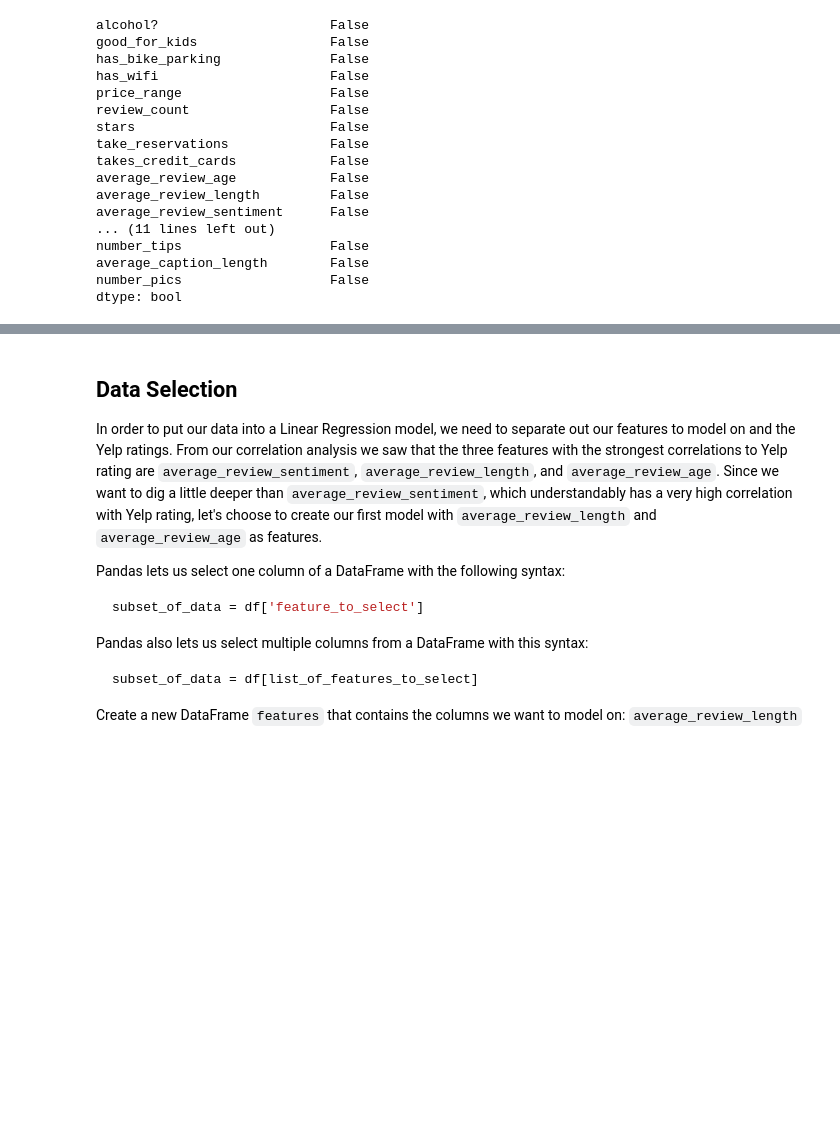
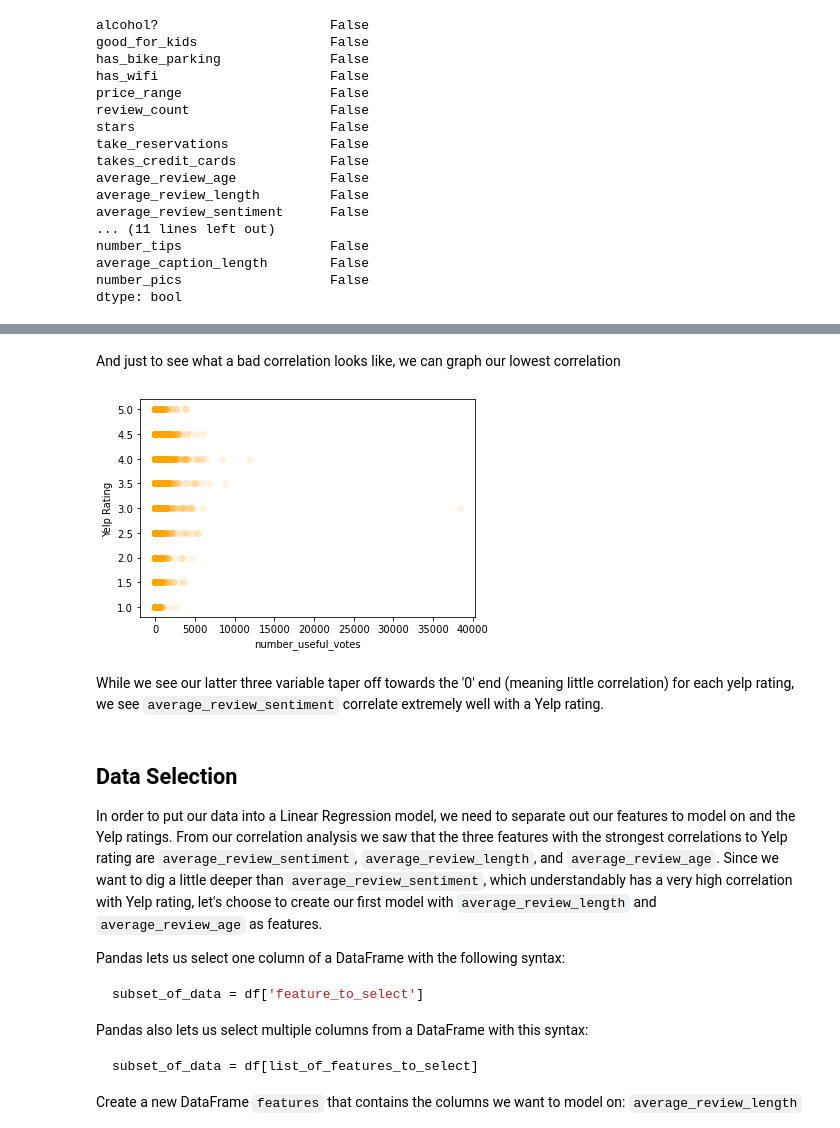
Before and after one commit to DanPark13/yelp-rating-prediction, a Jupyter notebook: yelp_rating_predictor.ipynb, the cells around one changed output, grey strips where cells are left out. Saved outputs shown, nothing was run; the diff lists cells and outputs as text; code cells hidden in the pictures; blank space fills up the shorter version.

```diff
--- a/yelp_rating_predictor.ipynb
+++ b/yelp_rating_predictor.ipynb
@@ -235,3 +292,15 @@ Why do you think `average_review_sentiment` correlates so well with Yelp rating?
+# %% [markdown]
+And just to see what a bad correlation looks like, we can graph our lowest correlation
+# %%
+# plot number_useful_votes against stars here
+plt.scatter(df['number_useful_votes'],df['stars'],alpha=0.1, c= 'orange')
+plt.xlabel('number_useful_votes')
+plt.ylabel('Yelp Rating')
+plt.show()
+# %% [output]
+[figure, added]
+# %% [markdown]
+While we see our latter three variable taper off towards the '0' end (meaning little correlation) for each yelp rating, we see `average_review_sentiment` correlate extremely well with a Yelp rating.
 # %% [markdown]
 ## Data Selection
 
```
Also changed, not shown: parts of 14 cells of this notebook.
